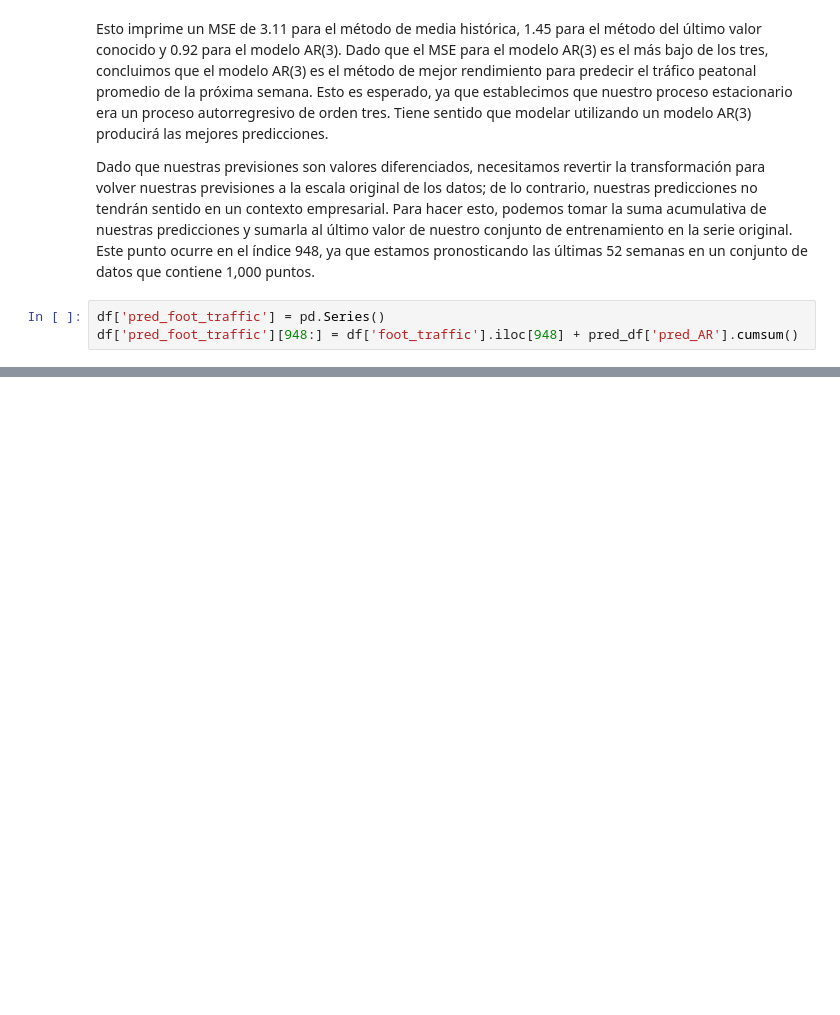
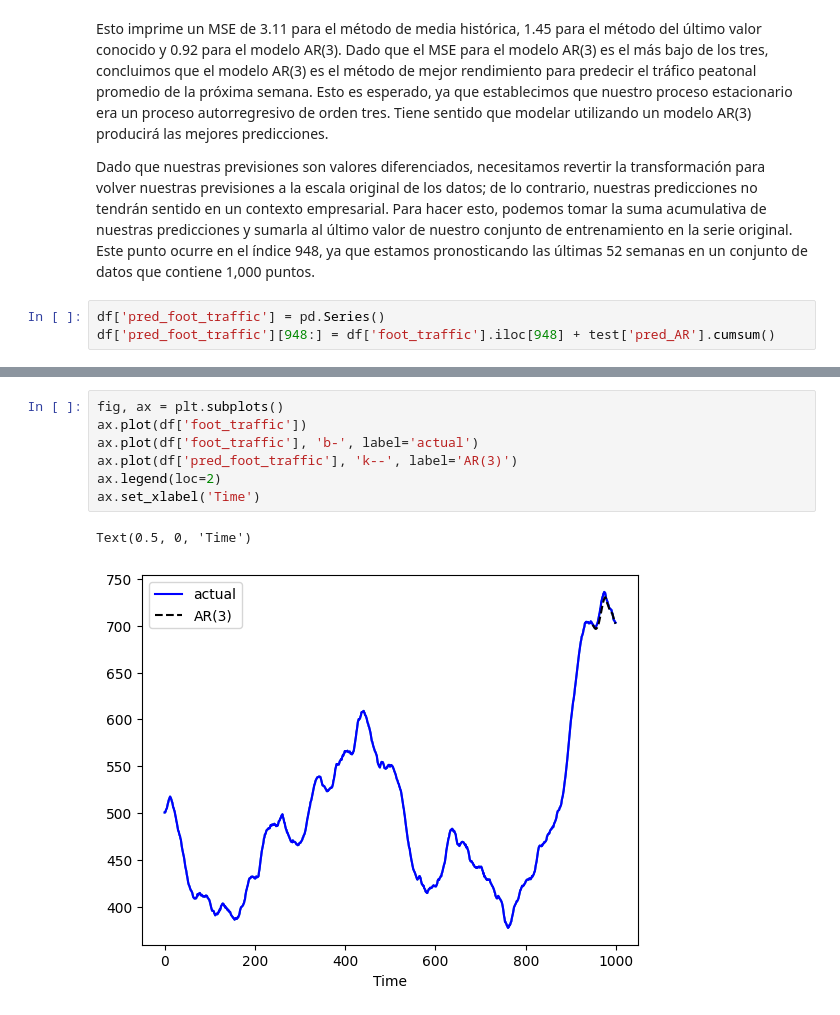
Before and after one commit to luiscxz/Series-Temporales, a Jupyter notebook: Cap5-Modelando un proceso autorregresivo.ipynb, the cells around one changed output, grey strips where cells are left out. Drawn from its saved outputs; the diff is of its cells as text; blank space fills up the shorter version.

```diff
--- a/Cap5-Modelando un proceso autorregresivo.ipynb
+++ b/Cap5-Modelando un proceso autorregresivo.ipynb
@@ -291,5 +291,5 @@ Esto imprime un MSE de 3.11 para el método de media histórica, 1.45 para el m
 Dado que nuestras previsiones son valores diferenciados, necesitamos revertir la transformación para volver nuestras previsiones a la escala original de los datos; de lo contrario, nuestras predicciones no tendrán sentido en un contexto empresarial. Para hacer esto, podemos tomar la suma acumulativa de nuestras predicciones y sumarla al último valor de nuestro conjunto de entrenamiento en la serie original. Este punto ocurre en el índice 948, ya que estamos pronosticando las últimas 52 semanas en un conjunto de datos que contiene 1,000 puntos.
 # %%
 df['pred_foot_traffic'] = pd.Series()
-df['pred_foot_traffic'][948:] = df['foot_traffic'].iloc[948] + pred_df['pred_AR'].cumsum()
+df['pred_foot_traffic'][948:] = df['foot_traffic'].iloc[948] + test['pred_AR'].cumsum()
 # %% [output]
@@ -296,0 +310,10 @@ NameError: name 'pred_df' is not defined
+# %%
+fig, ax = plt.subplots()
+ax.plot(df['foot_traffic'])
+ax.plot(df['foot_traffic'], 'b-', label='actual')
+ax.plot(df['pred_foot_traffic'], 'k--', label='AR(3)')
+ax.legend(loc=2)
+ax.set_xlabel('Time')
+# %% [output]
+Text(0.5, 0, 'Time')
+[figure, added]
```
Also changed, not shown: parts of 1 cell of this notebook.
